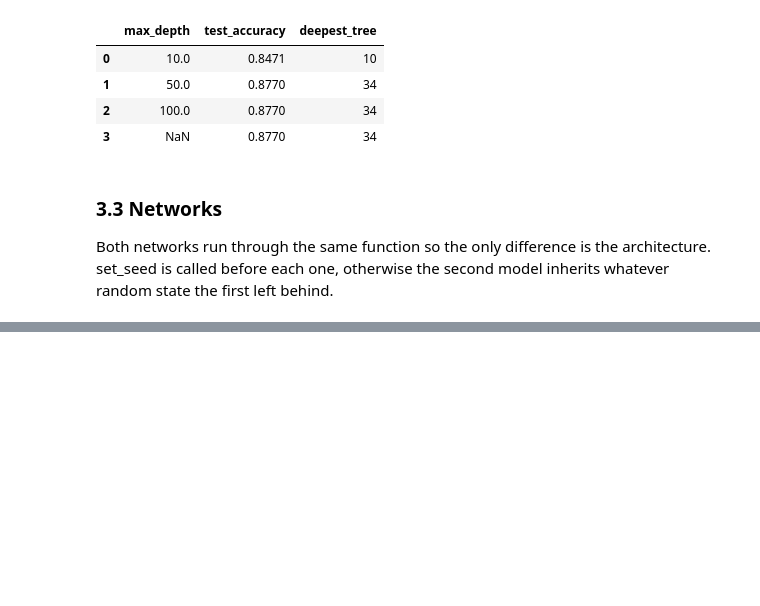
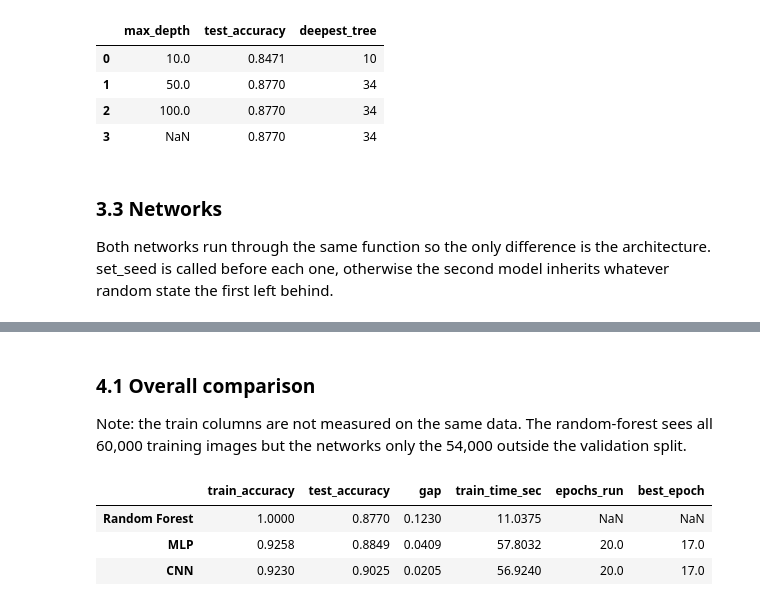
Before and after one commit to dinosmuc/fashion-mnist-benchmark, a Jupyter notebook: notebooks/report.ipynb, the cells around one changed output, grey strips where cells are left out. Cells and saved outputs as stored; diff of their text form; code cells hidden in the pictures; blank space fills up the shorter version.

```diff
--- a/notebooks/report.ipynb
+++ b/notebooks/report.ipynb
@@ -494,0 +505,16 @@ cnn: train 0.9273 | test 0.9071 | 25 epochs, best 22 | 75.5s
+# %% [markdown]
+### 4.1 Overall comparison
+
+Note: the train columns are not measured on the same data. The random-forest sees
+all 60,000 training images but the networks only the 54,000 outside the validation
+split.
+# %%
+summary_df = pd.DataFrame(results).T
+summary_df["gap"] = summary_df["train_accuracy"] - summary_df["test_accuracy"]
+
+summary_df[["train_accuracy", "test_accuracy", "gap", "train_time_sec", "epochs_run", "best_epoch"]].round(4)
+# %% [output]
+|  | train_accuracy | test_accuracy | gap | train_time_sec | epochs_run | best_epoch |
+| Random Forest | 1.0000 | 0.8770 | 0.1230 | 11.0375 | NaN | NaN |
+| MLP | 0.9258 | 0.8849 | 0.0409 | 57.8032 | 20.0 | 17.0 |
+| CNN | 0.9230 | 0.9025 | 0.0205 | 56.9240 | 20.0 | 17.0 |
```
Also changed, not shown: parts of 21 cells of this notebook, 1 other file.
